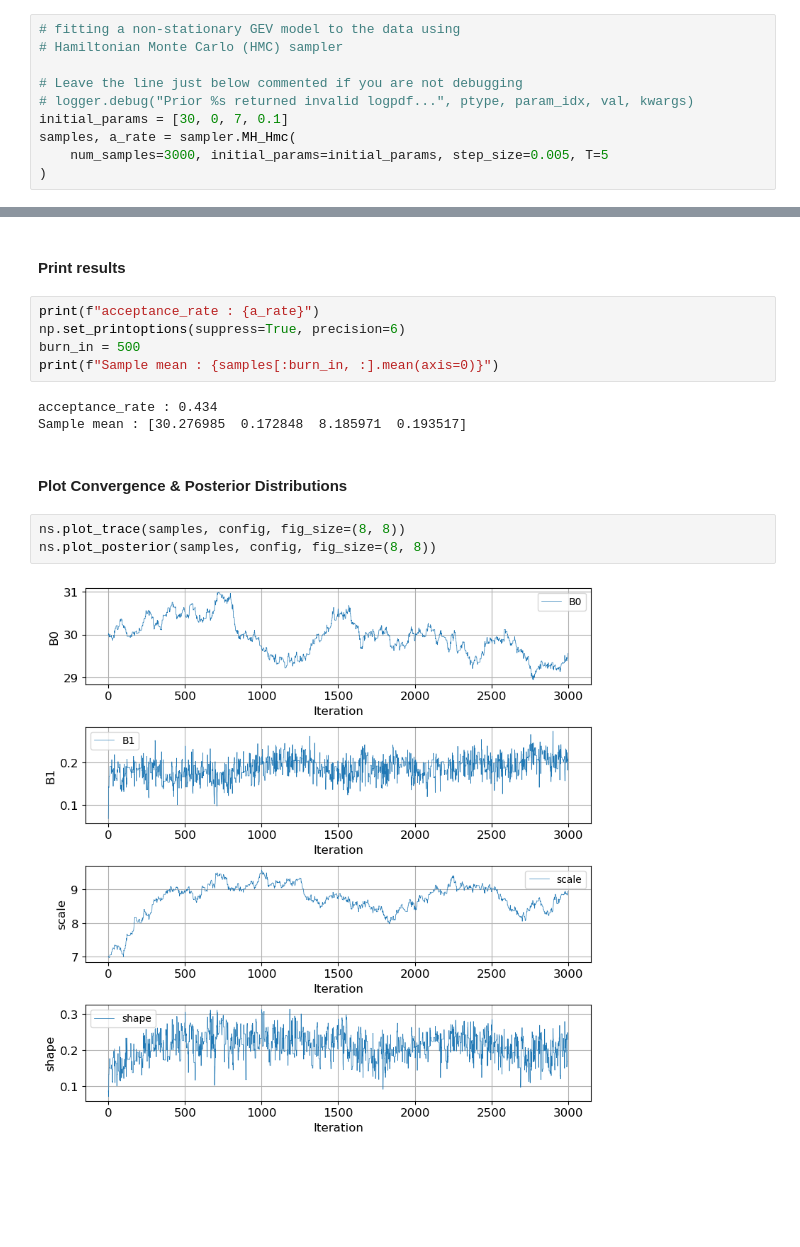
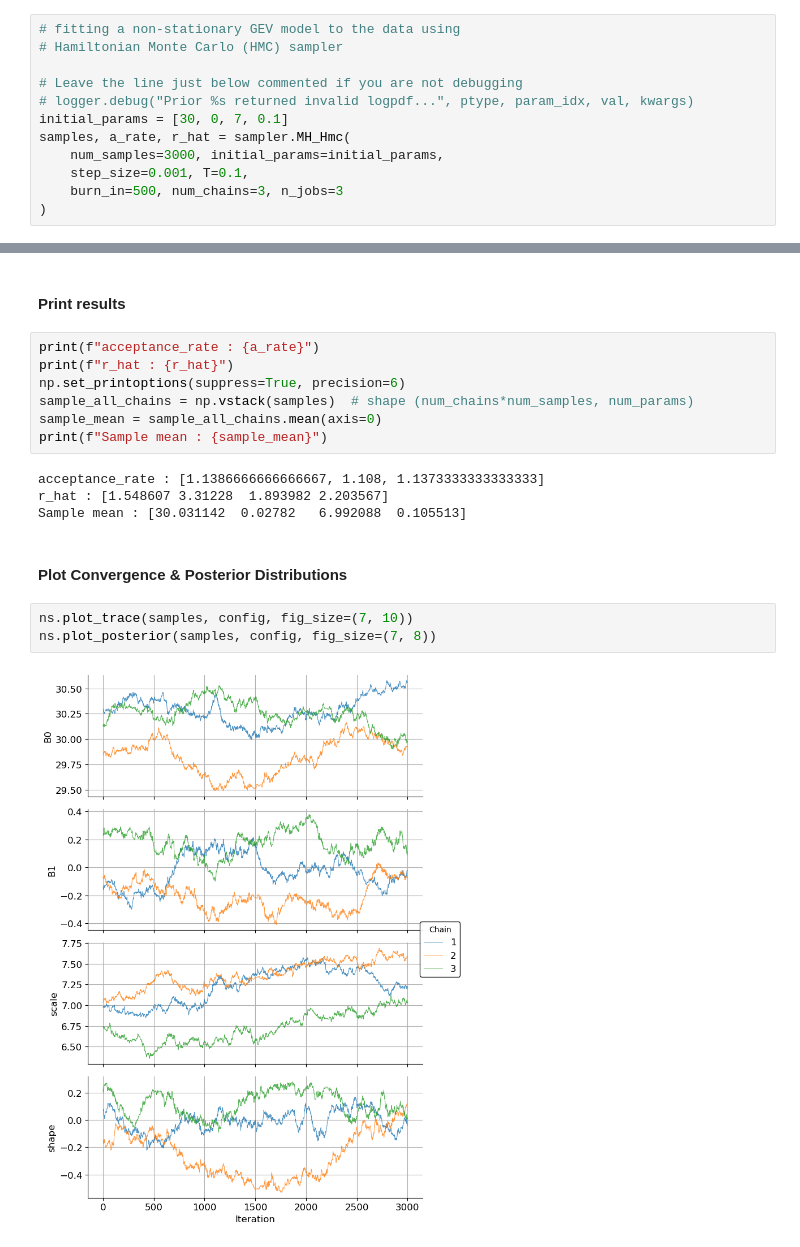
Before and after one commit to Nischalcs50/nsEVDx, a Jupyter notebook: examples/Quick_start_example.ipynb, the cells around one changed output, grey strips where cells are left out. Drawn from its saved outputs; the diff is of its cells as text; blank space fills up the shorter version.

Commit message:
feat: multi chain for hmc added, fix:quick start and examples, feat: changelog and security added

```diff
--- a/examples/Quick_start_example.ipynb
+++ b/examples/Quick_start_example.ipynb
@@ -51,6 +51,8 @@ print(sampler.descriptions)
 # Leave the line just below commented if you are not debugging
 # logger.debug("Prior %s returned invalid logpdf...", ptype, param_idx, val, kwargs)
 initial_params = [30, 0, 7, 0.1]
-samples, a_rate = sampler.MH_Hmc(
-    num_samples=3000, initial_params=initial_params, step_size=0.005, T=5
+samples, a_rate, r_hat = sampler.MH_Hmc(
+    num_samples=3000, initial_params=initial_params,
+    step_size=0.001, T=0.1,
+    burn_in=500, num_chains=3, n_jobs=3
 )
@@ -58,16 +66,19 @@ samples, a_rate = sampler.MH_Hmc(
 #### Print results
 # %%
 print(f"acceptance_rate : {a_rate}")
+print(f"r_hat : {r_hat}")
 np.set_printoptions(suppress=True, precision=6)
-burn_in = 500
-print(f"Sample mean : {samples[:burn_in, :].mean(axis=0)}")
+sample_all_chains = np.vstack(samples)  # shape (num_chains*num_samples, num_params)
+sample_mean = sample_all_chains.mean(axis=0)
+print(f"Sample mean : {sample_mean}")
 # %% [output]
-acceptance_rate : 0.434
-Sample mean : [30.276985  0.172848  8.185971  0.193517]
+acceptance_rate : [1.1386666666666667, 1.108, 1.1373333333333333]
+r_hat : [1.548607 3.31228  1.893982 2.203567]
+Sample mean : [30.031142  0.02782   6.992088  0.105513]
 # %% [markdown]
 #### Plot Convergence & Posterior Distributions
 # %%
-ns.plot_trace(samples, config, fig_size=(8, 8))
-ns.plot_posterior(samples, config, fig_size=(8, 8))
+ns.plot_trace(samples, config, fig_size=(7, 10))
+ns.plot_posterior(samples, config, fig_size=(7, 8))
 # %% [output]
-[figure, old version]
+[figure, new version]
```
Also changed, not shown: parts of 2 cells of this notebook, 7 other files.
